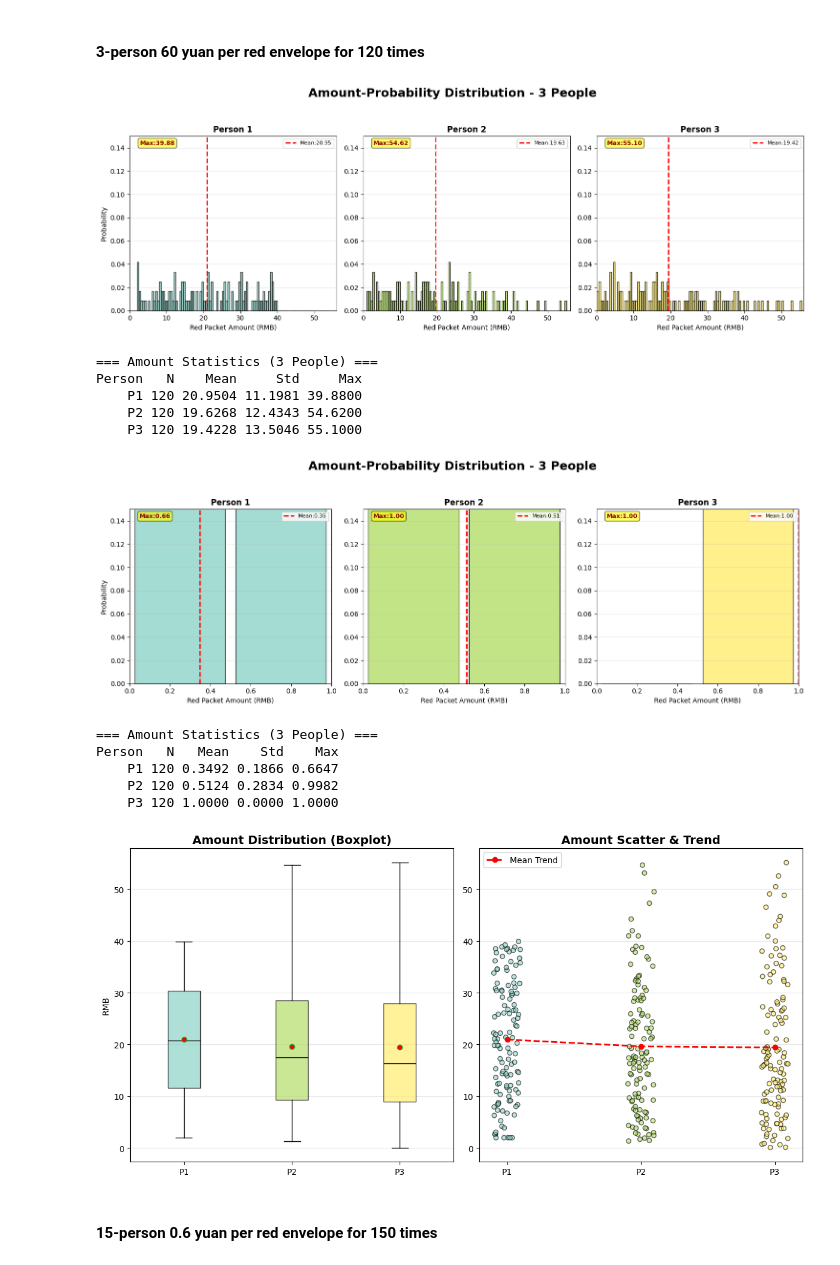
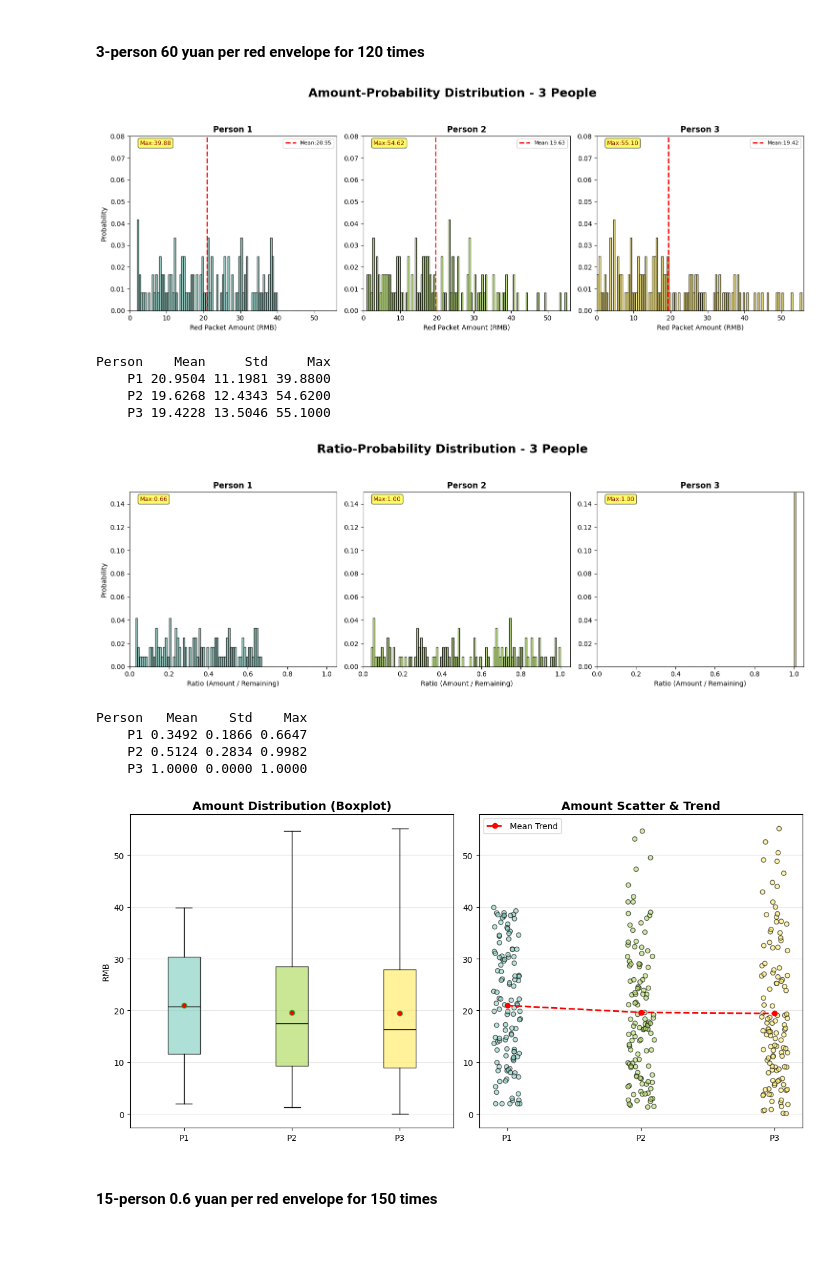
Before and after one commit to QLL-CCDD/SI140A-proj, a Jupyter notebook: tex/red_envelop copy.ipynb, the cells around one changed output. Saved outputs shown, nothing was run; the diff lists cells and outputs as text; code cells hidden in the pictures.

```diff
--- a/tex/red_envelop copy.ipynb
+++ b/tex/red_envelop copy.ipynb
@@ -70,13 +70,13 @@ def plot_histograms(file_path, n_people, mode="amount"):
         g_min = np.floor(valid_flat.min())
         g_max = np.ceil(valid_flat.max())
         bin_width = 0.2 if n_people > 5 else 0.5
-        y_limit = 0.15
+        y_limit = 0.08
         show_stats = True
     else: # mode == "ratio"
         xlabel = "Ratio (Amount / Remaining)"
         g_min, g_max = 0.0, 1.05
-        bin_width = 0.01 if n_people > 5 else 0.02
-        y_limit = 0.35
+        bin_width = 0.01
+        y_limit = 0.15
         show_stats = False
 
     bin_edges = np.arange(g_min, g_max + bin_width, bin_width)
@@ -102,6 +102,8 @@ def plot_histograms(file_path, n_people, mode="amount"):
 
         if len(valid_subset) == 0:
             ax.set_visible(False); continue
+
+        valid_subset = np.round(valid_subset, 4)
 
         # 统计
         mean_val = np.mean(valid_subset)
@@ -279,22 +279,20 @@ They reveal the same patterns as the figure above.***And these data pass the exa
 # %%
 n = 3
 plot_histograms("../Data/3/3人总.xls", n)
-plot_histograms("../Data/3/3人总_ratio.xlsx", n)
+plot_histograms("../Data/3/3人总_ratio.xlsx", n, mode = "ratio")
 plot_trends("../Data/3/3人总.xls", n)
 # %% [output]
-[figure, old version]
+[figure, new version]
-=== Amount Statistics (3 People) ===
-Person   N    Mean     Std     Max
-    P1 120 20.9504 11.1981 39.8800
-    P2 120 19.6268 12.4343 54.6200
-    P3 120 19.4228 13.5046 55.1000
+Person    Mean     Std     Max
+    P1 20.9504 11.1981 39.8800
+    P2 19.6268 12.4343 54.6200
+    P3 19.4228 13.5046 55.1000
-[figure, old version]
+[figure, new version]
-=== Amount Statistics (3 People) ===
-Person   N   Mean    Std    Max
-    P1 120 0.3492 0.1866 0.6647
-    P2 120 0.5124 0.2834 0.9982
-    P3 120 1.0000 0.0000 1.0000
+Person   Mean    Std    Max
+    P1 0.3492 0.1866 0.6647
+    P2 0.5124 0.2834 0.9982
+    P3 1.0000 0.0000 1.0000
-[figure, old version]
+[figure, new version]
 # %% [markdown]
 #### **15-person 0.6 yuan per red envelope for 150 times**
 # %%
```
Also changed, not shown: parts of 2 cells of this notebook, 4 other files.
